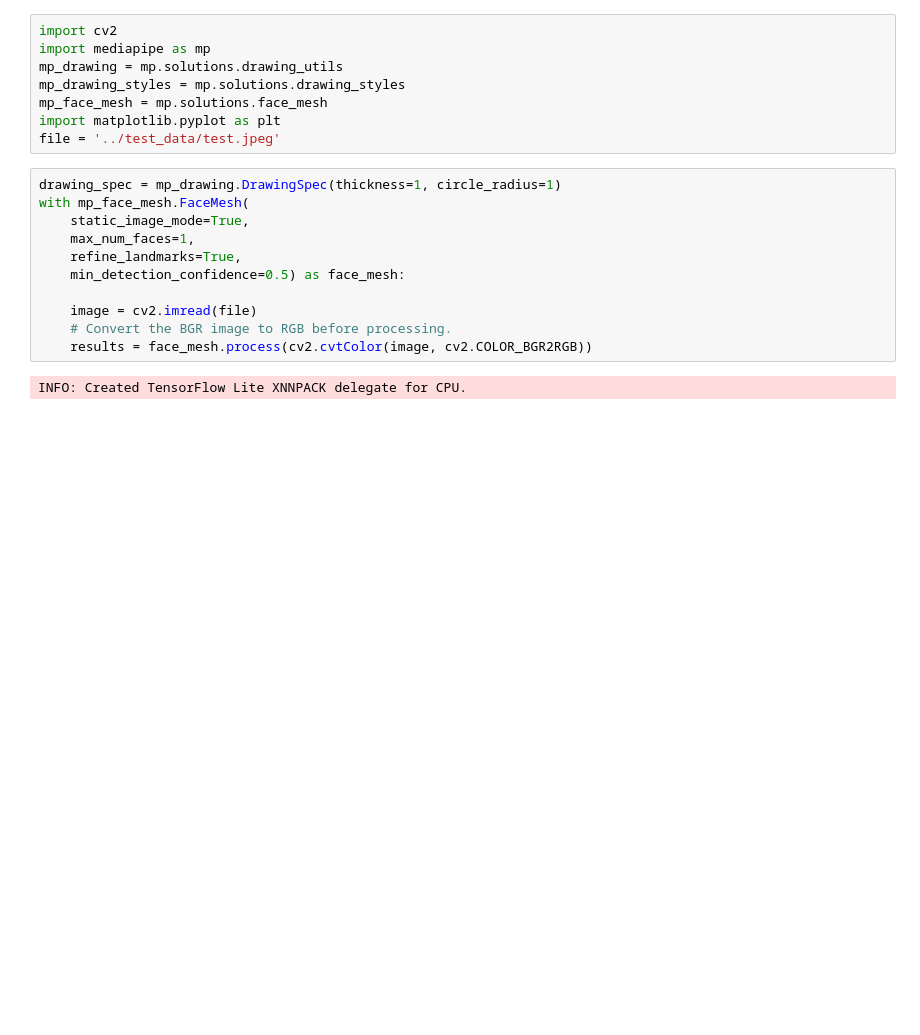
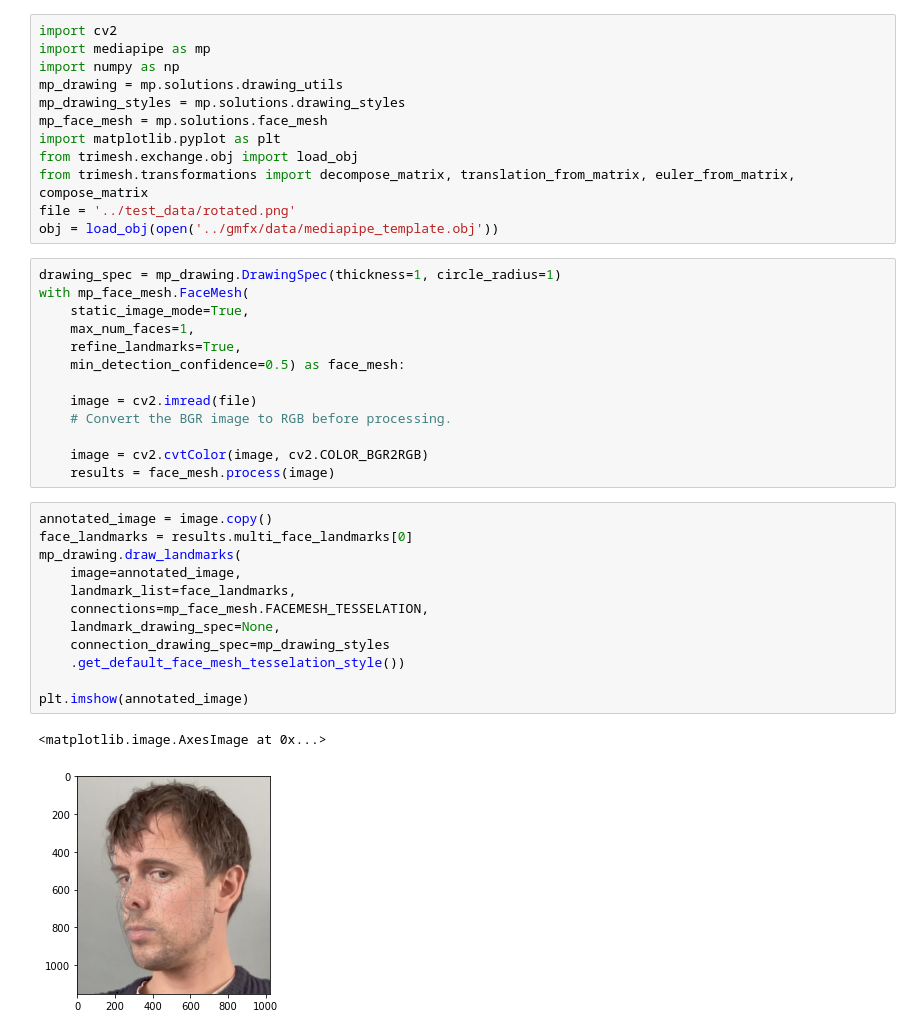
Before and after one commit to SchynsLab/medusa, a Jupyter notebook: sandbox/mediapipe.ipynb, the cells around one changed output. Drawn from its saved outputs; the diff is of its cells as text; blank space fills up the shorter version.

```diff
--- a/sandbox/mediapipe.ipynb
+++ b/sandbox/mediapipe.ipynb
@@ -1,11 +1,15 @@
 # %%
 import cv2
 import mediapipe as mp
+import numpy as np
 mp_drawing = mp.solutions.drawing_utils
 mp_drawing_styles = mp.solutions.drawing_styles
 mp_face_mesh = mp.solutions.face_mesh
 import matplotlib.pyplot as plt
-file = '../test_data/test.jpeg'
+from trimesh.exchange.obj import load_obj
+from trimesh.transformations import decompose_matrix, translation_from_matrix, euler_from_matrix, compose_matrix
+file = '../test_data/rotated.png'
+obj = load_obj(open('../gmfx/data/mediapipe_template.obj'))
 # %%
 drawing_spec = mp_drawing.DrawingSpec(thickness=1, circle_radius=1)
 with mp_face_mesh.FaceMesh(
@@ -16,6 +20,21 @@ with mp_face_mesh.FaceMesh(
 
     image = cv2.imread(file)
     # Convert the BGR image to RGB before processing.
-    results = face_mesh.process(cv2.cvtColor(image, cv2.COLOR_BGR2RGB))
+
+    image = cv2.cvtColor(image, cv2.COLOR_BGR2RGB)
+    results = face_mesh.process(image)
-# %% [output]
-INFO: Created TensorFlow Lite XNNPACK delegate for CPU.
+# %%
+annotated_image = image.copy()
+face_landmarks = results.multi_face_landmarks[0]
+mp_drawing.draw_landmarks(
+    image=annotated_image,
+    landmark_list=face_landmarks,
+    connections=mp_face_mesh.FACEMESH_TESSELATION,
+    landmark_drawing_spec=None,
+    connection_drawing_spec=mp_drawing_styles
+    .get_default_face_mesh_tesselation_style())
+
+plt.imshow(annotated_image)
+# %% [output]
+<matplotlib.image.AxesImage at 0x...>
+[figure, added]
```
Also changed, not shown: parts of 4 cells of this notebook, 8 other files.
